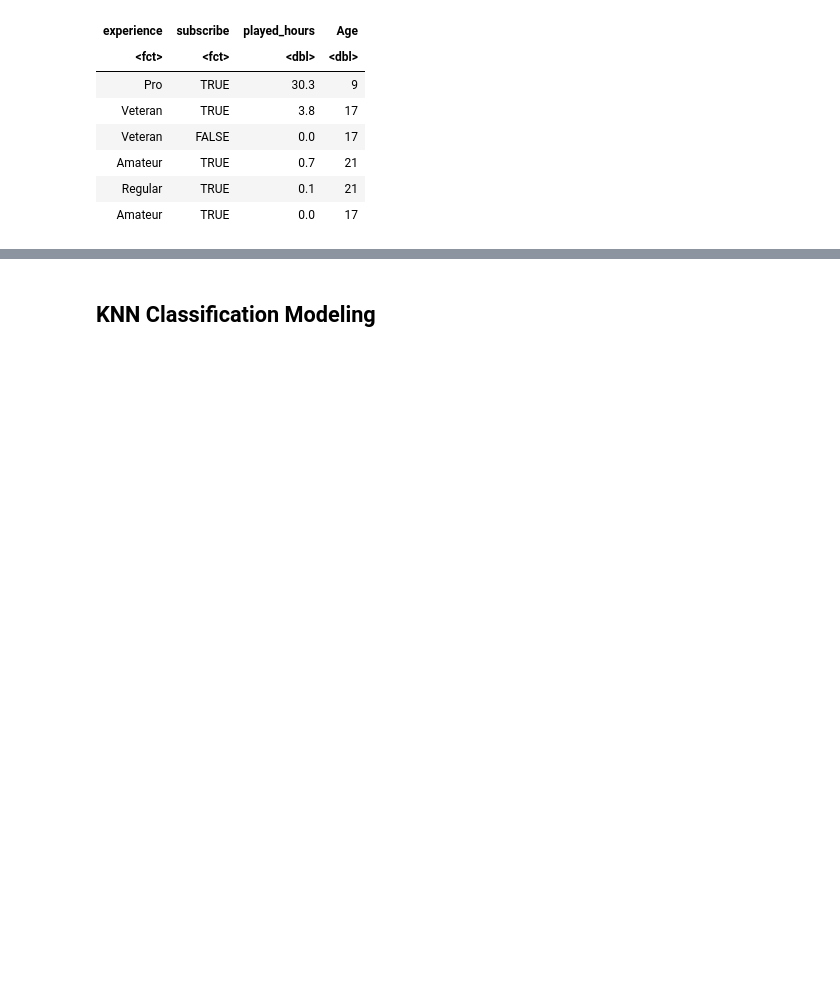
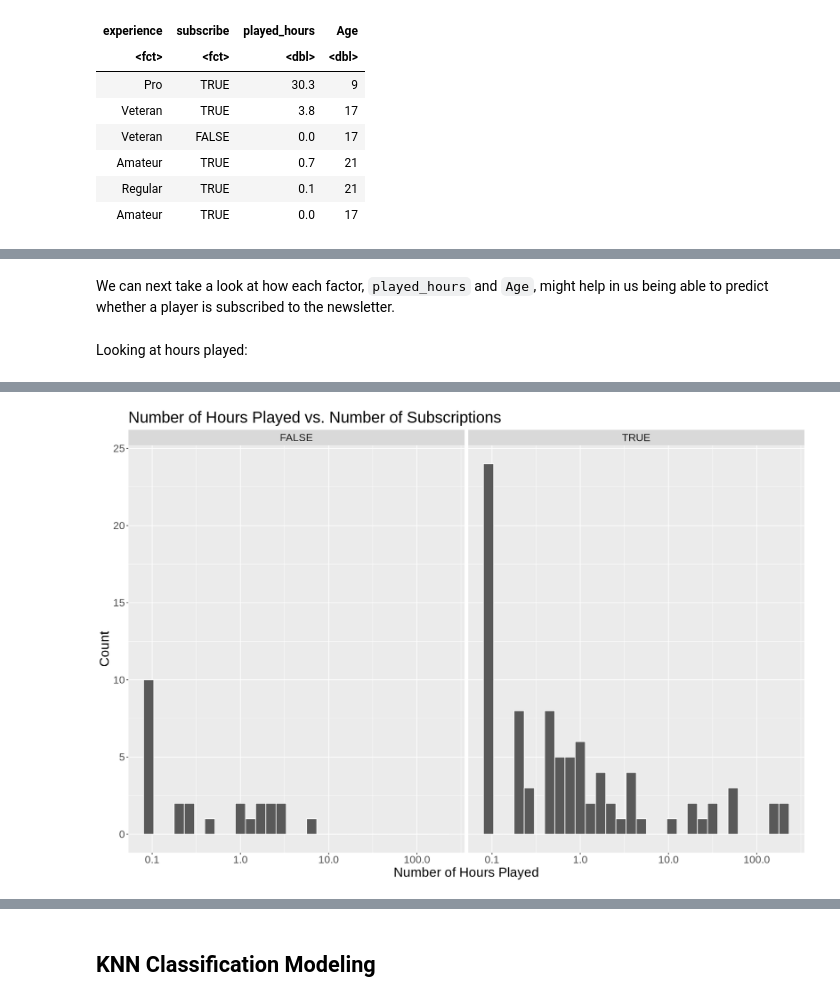
Before and after one commit to yunan-Deng/data_science_100_group33, a Jupyter notebook: Final Project Report.ipynb, the cells around one changed output, grey strips where cells are left out. Drawn from its saved outputs; the diff is of its cells as text; code cells hidden in the pictures; blank space fills up the shorter version.

Commit message:
Added histograms and concluded predictors

```diff
--- a/Final Project Report.ipynb
+++ b/Final Project Report.ipynb
@@ -86,0 +103,15 @@ We can next take a look at how each factor, `played_hours`, `Age`, and `experien
+# %% [markdown]
+We can next take a look at how each factor, `played_hours` and `Age`, might help in us being able to predict whether a player is subscribed to the newsletter.
+# %% [markdown]
+Looking at hours played:
+# %%
+options(repr.plot.width = 15, repr.plot.height = 10)
+players_hours <- players_clean |>
+    ggplot(aes(x = played_hours)) +
+    geom_histogram(bins = 30, color = "white") +
+    scale_x_log10() +
+    facet_wrap(~subscribe) +
+    labs(title = "Number of Hours Played vs. Number of Subscriptions", x = "Number of Hours Played", y = "Count") +
+    theme(text = element_text(size = 20))
+players_hours
+# %% [output]
@@ -86,0 +122 @@ We can next take a look at how each factor, `played_hours`, `Age`, and `experien
+[figure, added]
```
Also changed, not shown: parts of 12 cells of this notebook.
